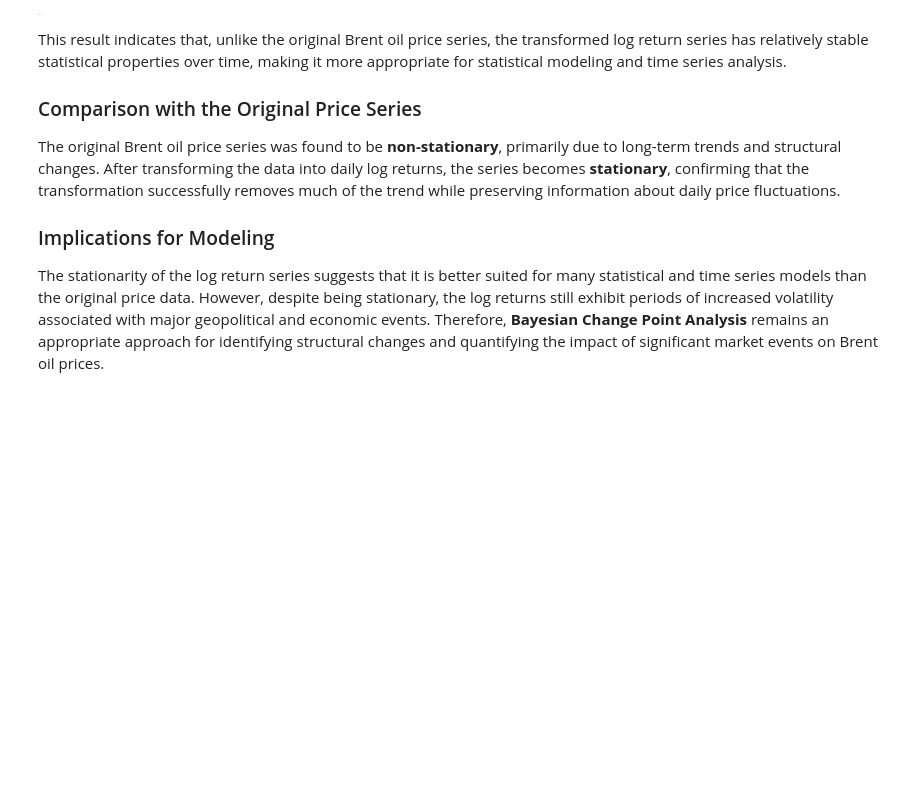
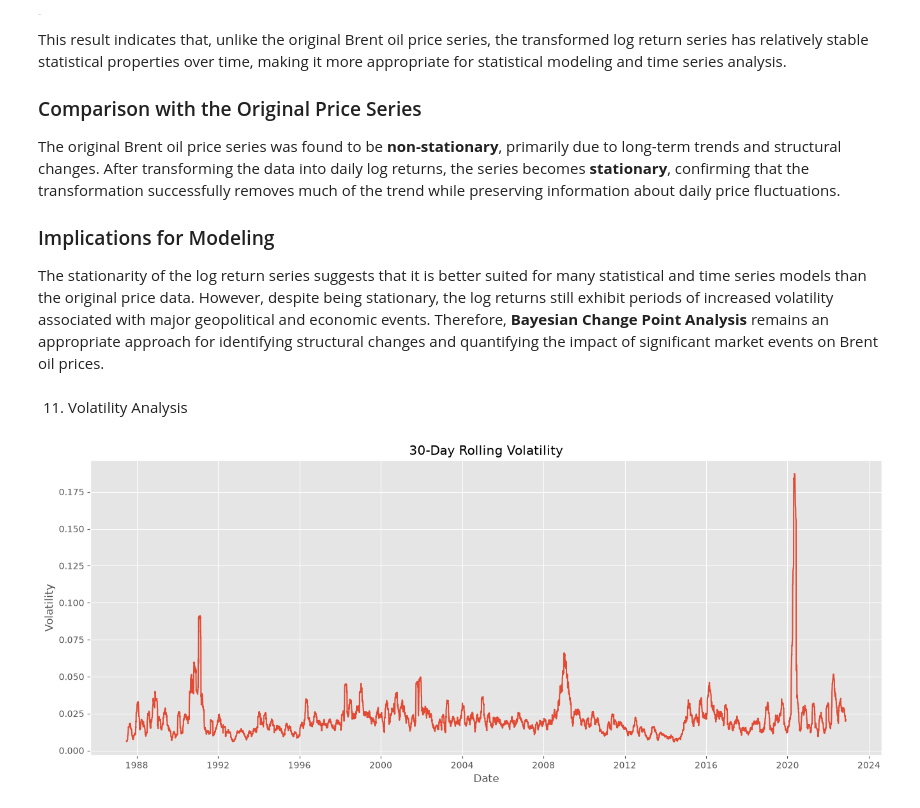
Before and after one commit to Lalisecf/brent-oil-change-point-analysis-week10, a Jupyter notebook: notebooks/task1_eda.ipynb, the cells around one changed output. Saved outputs shown, nothing was run; the diff lists cells and outputs as text; code cells hidden in the pictures; blank space fills up the shorter version.

Commit message:
feat: analyze rolling volatility of Brent oil prices

```diff
--- a/notebooks/task1_eda.ipynb
+++ b/notebooks/task1_eda.ipynb
@@ -496,3 +496,25 @@ The original Brent oil price series was found to be **non-stationary**, primaril
 ### Implications for Modeling
 
 The stationarity of the log return series suggests that it is better suited for many statistical and time series models than the original price data. However, despite being stationary, the log returns still exhibit periods of increased volatility associated with major geopolitical and economic events. Therefore, **Bayesian Change Point Analysis** remains an appropriate approach for identifying structural changes and quantifying the impact of significant market events on Brent oil prices.
+# %% [markdown]
+11. Volatility Analysis
+# %%
+# ============================================================
+# Rolling Volatility
+# ============================================================
+
+df["Rolling_Volatility"] = df["Log_Return"].rolling(window=30).std()
+# %%
+plt.figure(figsize=(16,6))
+
+plt.plot(df["Date"], df["Rolling_Volatility"])
+
+plt.title("30-Day Rolling Volatility")
+
+plt.xlabel("Date")
+
+plt.ylabel("Volatility")
+
+plt.show()
+# %% [output]
+[figure, added]
```
Also changed, not shown: parts of 2 cells of this notebook.
